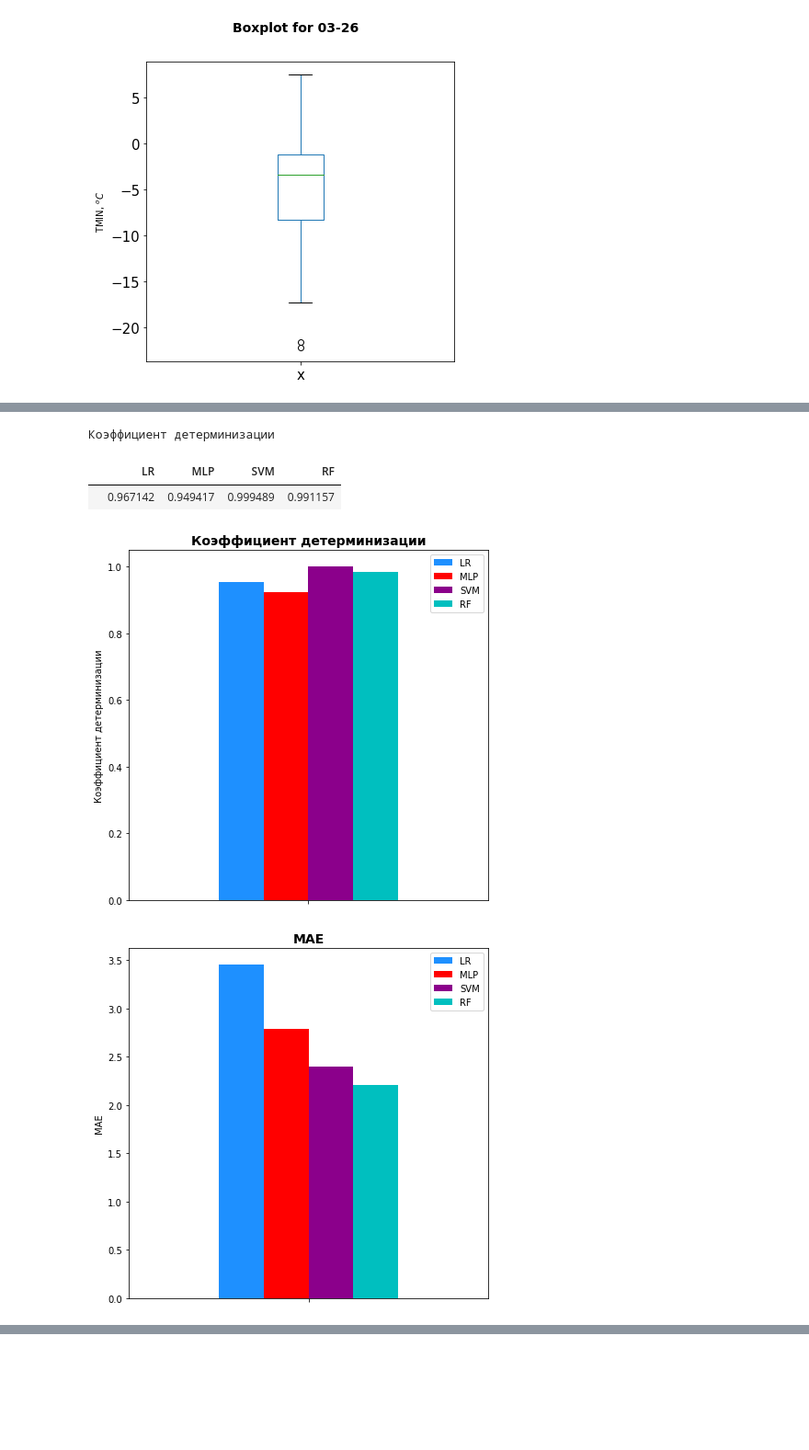
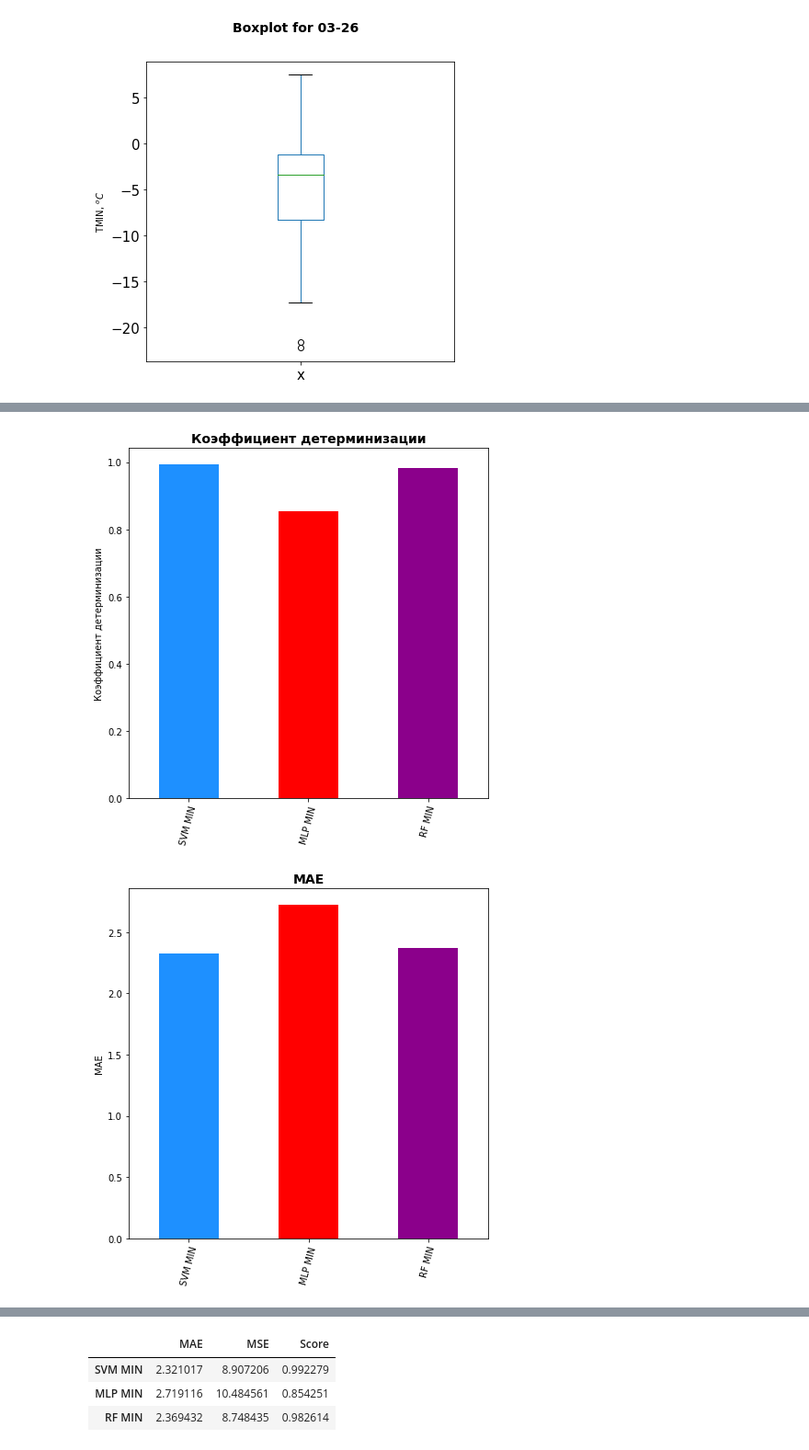
Before and after one commit to MariyaBuzdina/Weather-prediction, a Jupyter notebook: Untitled.ipynb, the cells around one changed output, grey strips where cells are left out. Shown at 92% size. Saved outputs shown, nothing was run; the diff lists cells and outputs as text; code cells hidden in the pictures; blank space fills up the shorter version.

```diff
--- a/Untitled.ipynb
+++ b/Untitled.ipynb
@@ -131,12 +133,12 @@ draw_box_plot(t_min['03-26'], 'TMIN')
 # %%
 #Создание тренировочного и тестового набора для проверки работы моделей
 
-def create_train_and_test_datasets (df):
-    data = data.dropna()
-#     apply(lambda x: delete_outliers(x)).dropna()
+def create_train_and_test_datasets (data):
+    data = data.apply(lambda x: delete_outliers(x)).dropna()
     X, y = data.T.iloc[:, :-1].values, data.T.iloc[:, -1]
-    X_train, X_test, y_train, y_test = train_test_split(X, y, test_size=0.2, random_state=0)
-#     X_train, X_test, y_train, y_test = np.array(X[:-5]), np.array(X[-5:]), np.array(y[:-5]), np.array(y[-5:])
+#     X_test, y_test = data.T.iloc[:, 1:-1].values, data.T.iloc[:, -1]
+    X_train, X_test, y_train, y_test = train_test_split(X, y, test_size=0.2, random_state=5)
+#     X_train, X_test, y_train, y_test = np.array(X[:-8]), np.array(X[-8:-7]), np.array(y[:-8]), np.array(y[-8:-7])
     return X_train, X_test, y_train, y_test
 # %%
 # Стандартизация datasets для использования в моеделях
@@ -151,6 +153,7 @@ def normalization_dataset (X_train, X_test):
     ms = MinMaxScaler(feature_range=(0,1))
     X_train_n = ms.fit_transform(X_train)
     X_test_n = ms.transform(X_test)
+    return X_train_n, X_test_n
 # %%
 # Отрисовка столбчатых диаграм для оценки работы моделей
 
@@ -167,8 +170,8 @@ def estimate_model (model, X_train, y_train, y_test, prediction, model_name):
     score = model.score(X_train, y_train)
     MAE = mean_absolute_error(y_test, prediction)
     MSE = mean_squared_error(y_test, prediction)
-    print(f'{model_name}')
+    print(f'\n{model_name}')
     print("The Explained Variance: %.2f" % score)
     print("The Mean Absolute Error: %.2f degrees celsius" % MAE)
     print('The Square Error: %.2f' % MSE)
-    return pd.DataFrame({"Score": score, 'MAE': MAE, 'MSE': MSE}, index=[f'{field_name}'])
+    return pd.DataFrame({"Score": score, 'MAE': MAE, 'MSE': MSE}, index=[f'{model_name}'])
@@ -303,3 +274,3 @@ draw_bar(df_sq_error, 'MSE')
 # %%
-df_min, df_score_min, df_mean_error_min, df_sq_error_min = reserch_prediction(t_min, 'MIN')
+df_min, estimate_min = reserch_prediction(t_min, 'MIN')
 # %% [output]
@@ -326,14 +292,8 @@ The Square Error: 8.38
-# %%
-print("Коэффициент детерминизации")
-df_score
-# %% [output]
-Коэффициент детерминизации
-|  | LR | MLP | SVM | RF |
-|  | 0.967142 | 0.949417 | 0.999489 | 0.991157 |
 # %%
-draw_bar(df_score_min, 'Коэффициент детерминизации')
-draw_bar( df_mean_error_min, 'MAE')
-draw_bar(df_sq_error_min, 'MSE')
+draw_bar(estimate_min['Score'], 'Коэффициент детерминизации')
+draw_bar(estimate_min['MAE'], 'MAE')
+draw_bar(estimate_min['MSE'], 'MSE')
+estimate_min
 # %% [output]
-[figure, old version]
+[figure, new version]
-[figure, old version]
+[figure, new version]
@@ -340,0 +301,4 @@ draw_bar(df_sq_error_min, 'MSE')
+|  | MAE | MSE | Score |
+| SVM MIN | 2.321017 | 8.907206 | 0.992279 |
+| MLP MIN | 2.719116 | 10.484561 | 0.854251 |
+| RF MIN | 2.369432 | 8.748435 | 0.982614 |
```
Also changed, not shown: parts of 29 cells of this notebook.
